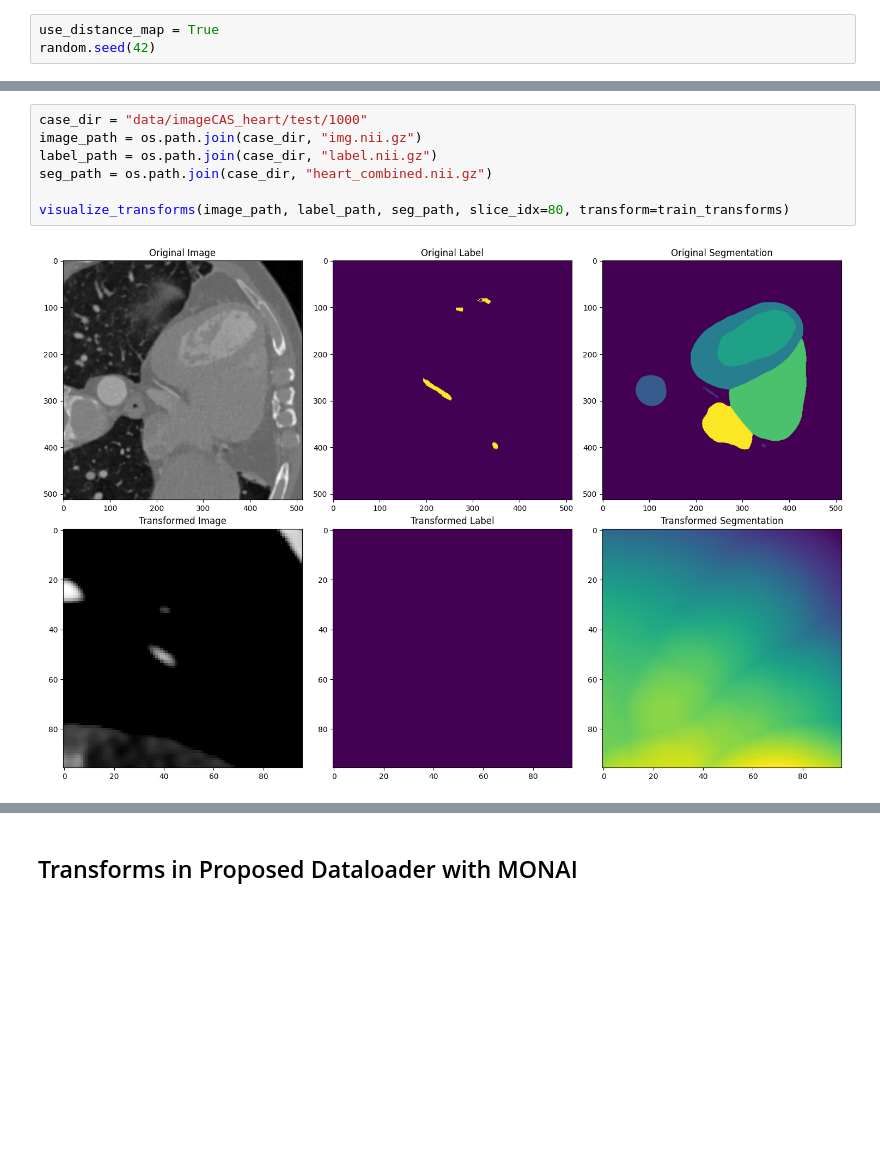
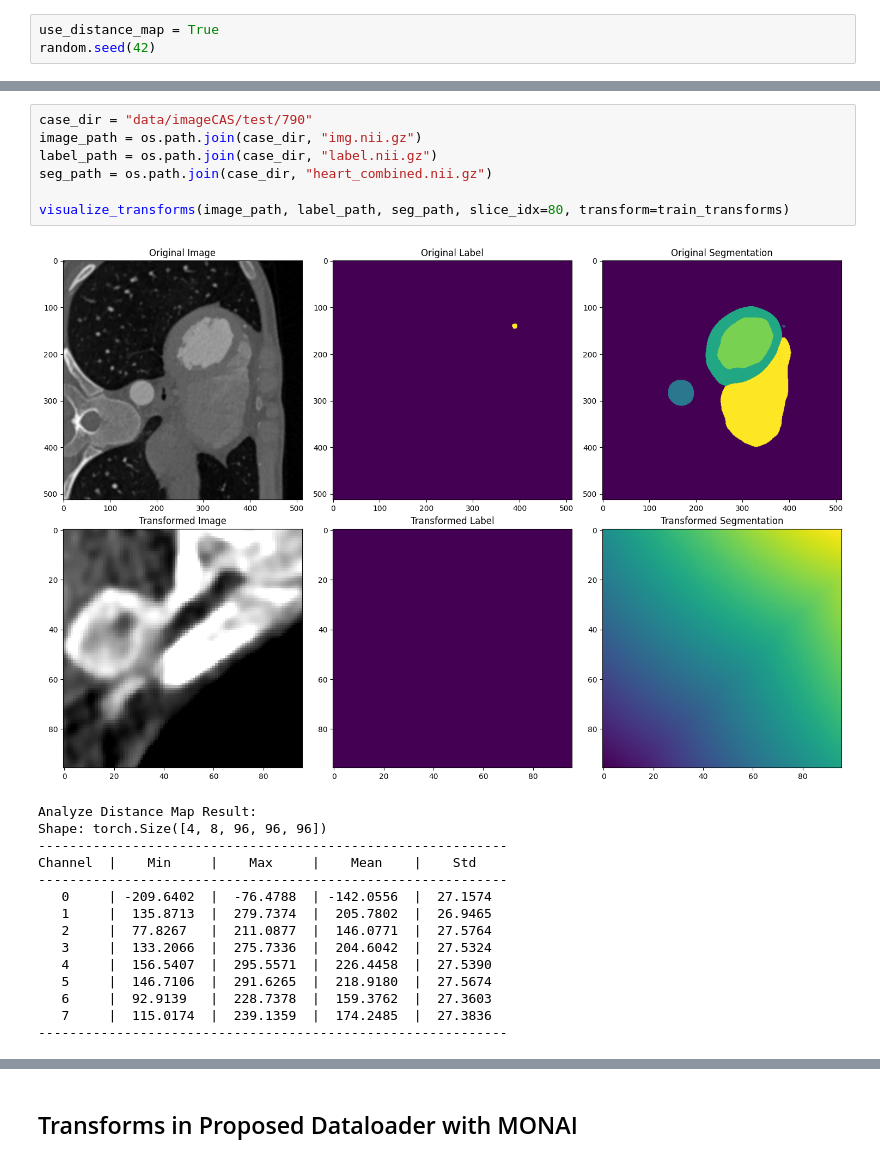
Before and after one commit to seoooa/coronary-artery, a Jupyter notebook: nbs/imageCAS.ipynb, the cells around one changed output, grey strips where cells are left out. Drawn from its saved outputs; the diff is of its cells as text; blank space fills up the shorter version.

```diff
--- a/nbs/imageCAS.ipynb
+++ b/nbs/imageCAS.ipynb
@@ -982,10 +1004,24 @@ def visualize_transforms(image_path, label_path, seg_path, slice_idx=80, transfo
 # %%
-case_dir = "data/imageCAS_heart/test/1000"
+case_dir = "data/imageCAS/test/790"
 image_path = os.path.join(case_dir, "img.nii.gz")
 label_path = os.path.join(case_dir, "label.nii.gz")
 seg_path = os.path.join(case_dir, "heart_combined.nii.gz")
 
 visualize_transforms(image_path, label_path, seg_path, slice_idx=80, transform=train_transforms)
 # %% [output]
-[figure, old version]
+[figure, new version]
+Analyze Distance Map Result:
+Shape: torch.Size([4, 8, 96, 96, 96])
+------------------------------------------------------------
+Channel  |    Min     |    Max     |    Mean    |    Std
+------------------------------------------------------------
+   0     | -209.6402  |  -76.4788  | -142.0556  |  27.1574
+   1     |  135.8713  |  279.7374  |  205.7802  |  26.9465
+   2     |  77.8267   |  211.0877  |  146.0771  |  27.5764
+   3     |  133.2066  |  275.7336  |  204.6042  |  27.5324
+   4     |  156.5407  |  295.5571  |  226.4458  |  27.5390
+   5     |  146.7106  |  291.6265  |  218.9180  |  27.5674
+   6     |  92.9139   |  228.7378  |  159.3762  |  27.3603
+   7     |  115.0174  |  239.1359  |  174.2485  |  27.3836
+------------------------------------------------------------
 # %%
```
Also changed, not shown: parts of 27 cells of this notebook, 1 other file.
